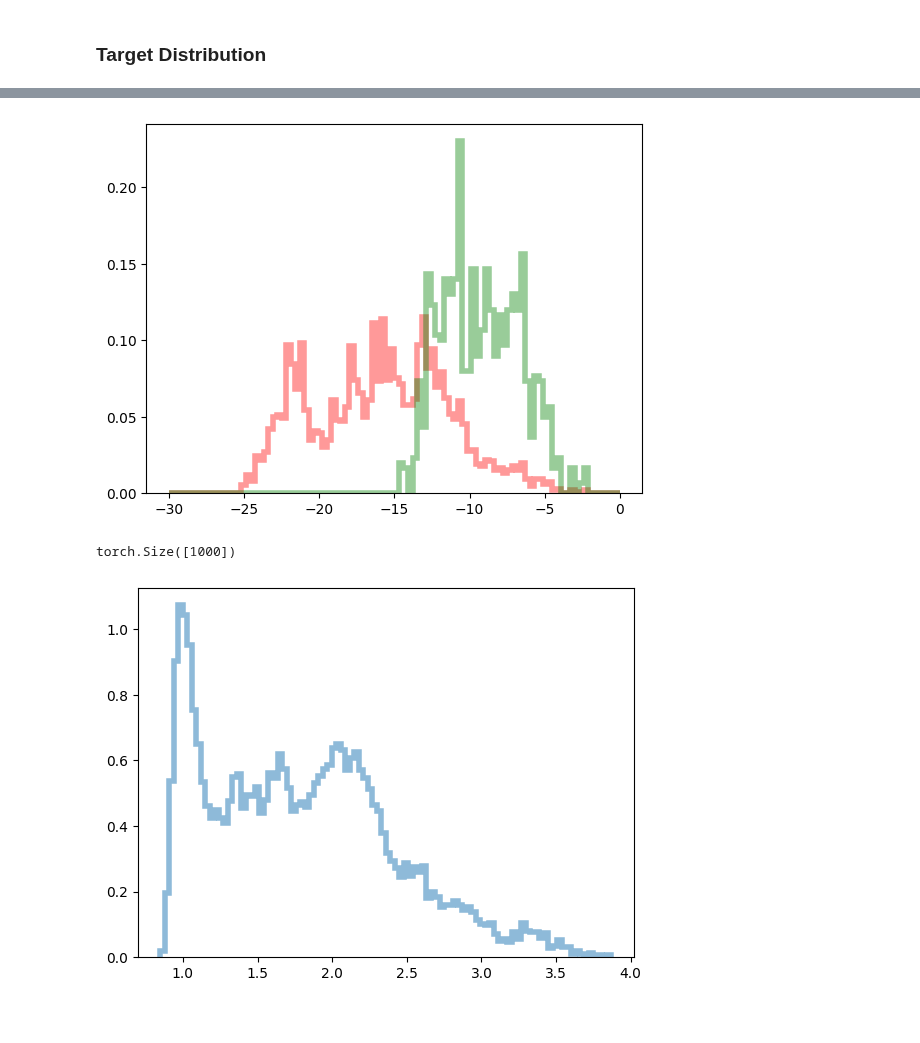
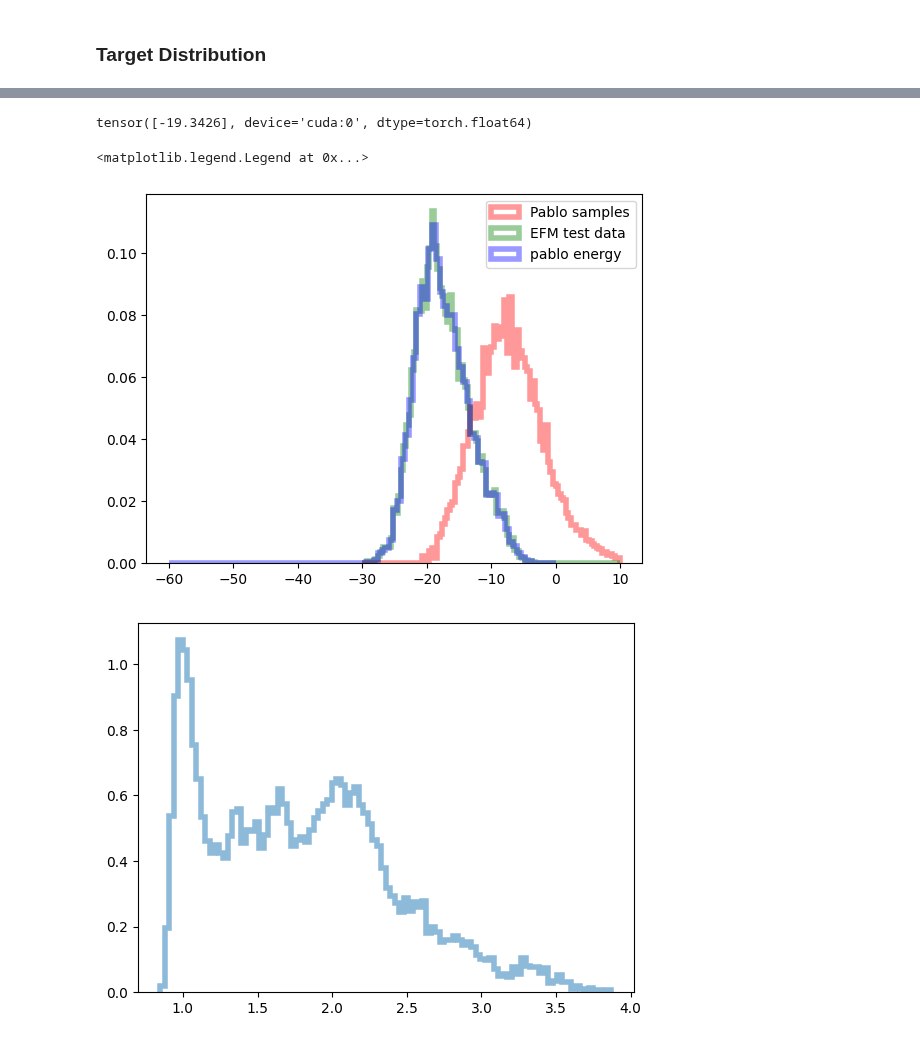
Before and after one commit to taraak/pita, a Jupyter notebook: runner/notebooks/LJ13_training.ipynb, the cells around one changed output, grey strips where cells are left out. Drawn from its saved outputs; the diff is of its cells as text; code cells hidden in the pictures.

Commit message:
tests

```diff
--- a/runner/notebooks/LJ13_training.ipynb
+++ b/runner/notebooks/LJ13_training.ipynb
@@ -71,0 +77,9 @@ test_set_1 = target.sample_test_set(1000)
+# %%
+def _get_senders_and_receivers_fully_connected(n_nodes):
+    receivers = []
+    senders = []
+    for i in range(n_nodes):
+        for j in range(n_nodes - 1):
+            receivers.append(i)
+            senders.append((i + 1 + j) % n_nodes)
+    return torch.tensor(senders), torch.tensor(receivers)
@@ -71,0 +100,5 @@ test_set_1 = target.sample_test_set(1000)
+# %%
+pablo_samples = np.load("../../data/lj13_samples_iter9.npy")
+pablo_samples = torch.tensor(pablo_samples, device=device)
+# %%
+pablo_energy = torch.vmap(energy_pablo)(test_data_eacf.reshape(-1, 13, 3))
@@ -72,3 +134,7 @@ test_set_1 = target.sample_test_set(1000)
+# %%
+-target_eacf(torch.tensor(samples, device=device))
+# %% [output]
+tensor([-19.3426], device='cuda:0', dtype=torch.float64)
 # %%
 samples_all = np.load("../../data/all_data_LJ13.npy")
 test_data = samples_all[:8000]
@@ -77,33 +149,61 @@ test_data = torch.tensor(test_data, device=device)
+# %%
+test_data = target_eqfm.sample_train_set(20000)
+test_data_eacf = target_eacf.sample_train_set(20000)
 # %%
 plt.hist(
-    -target(test_data).detach().cpu(),
+    -target_eacf(pablo_samples).detach().cpu(),
     bins=100,
     density=True,
     alpha=0.4,
-    range=(-30, 0),
+    range=(-30, 10),
     color="r",
     histtype="step",
     linewidth=4,
-    label="generated data",
+    label="Pablo samples",
 )
 
+# plt.hist(
+#     -target_eqfm(test_data).detach().cpu(),
+#     bins=100,
+#     density=True,
+#     alpha=0.4,
+#     range=(-60, 0),
+#     color="g",
+#     histtype="step",
+#     linewidth=4,
+#     label="EFM test data",
+# );
+
+
 plt.hist(
-    -target(test_set_1).detach().cpu(),
+    -target_eacf(test_data_eacf).detach().cpu(),
     bins=100,
     density=True,
     alpha=0.4,
-    range=(-30, 0),
+    range=(-30, 10),
     color="g",
     histtype="step",
     linewidth=4,
-    label="generated data",
+    label="EFM test data",
 );
+
+
+plt.hist(
+    pablo_energy.detach().cpu(),
+    bins=100,
+    density=True,
+    alpha=0.4,
+    range=(-60, 0),
+    color="b",
+    histtype="step",
+    linewidth=4,
+    label="pablo energy",
+);
+
+plt.legend()
 # %% [output]
+<matplotlib.legend.Legend at 0x...>
-[figure, old version]
+[figure, new version]
-# %%
-target(test_set).shape
-# %% [output]
-torch.Size([1000])
 # %%
 dist_test = target.interatomic_dist(test_set)
 plt.hist(
```
Also changed, not shown: parts of 14 cells of this notebook, 2 other files.
